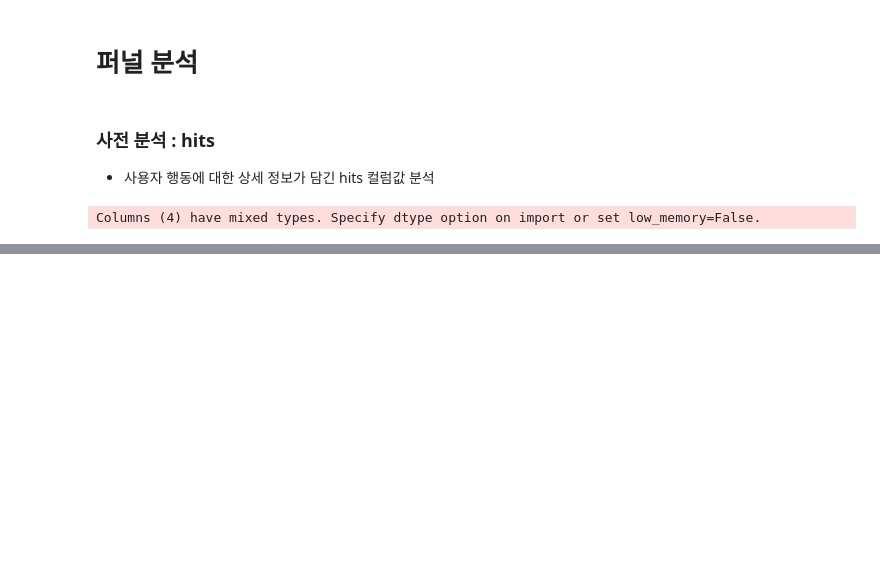
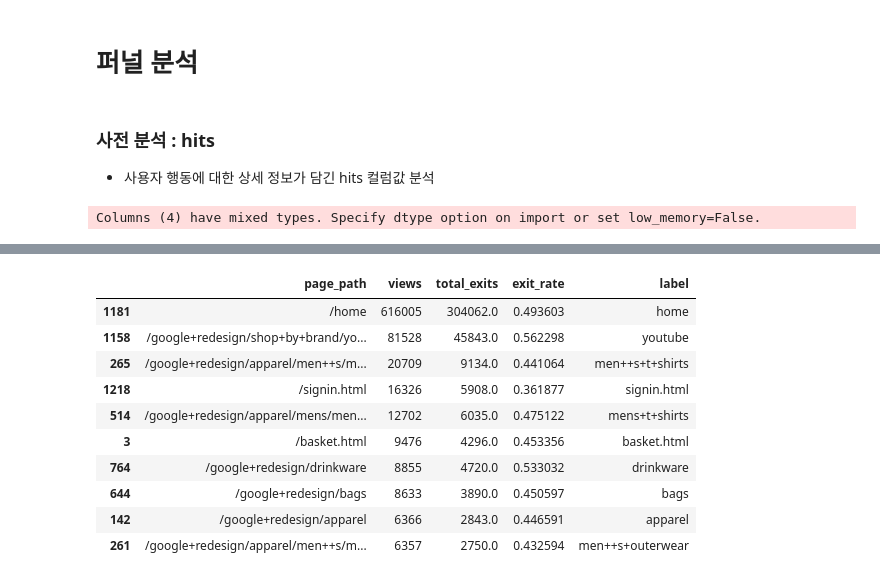
Before and after one commit to yeedacoding/eCommerce-User-Behavior-Analytics, a Jupyter notebook: funnel_analysis.ipynb, the cells around one changed output, grey strips where cells are left out. Saved outputs shown, nothing was run; the diff lists cells and outputs as text; code cells hidden in the pictures; blank space fills up the shorter version.

```diff
--- a/funnel_analysis.ipynb
+++ b/funnel_analysis.ipynb
@@ -124,0 +203,45 @@ df_result
+# %%
+exit_df = sample_df.copy()
+
+# 딕셔너리에서 필요한 값 추출
+def get_page_path(x):
+    if isinstance(x, dict) and x.get("type") == "PAGE":  # hitNumber 조건 제외
+        page = x.get("page")  # "page" 키가 있는지 확인
+        if isinstance(page, dict) and "pagePath" in page:  # "page"가 딕셔너리이고 "pagePath"가 존재하는지 확인
+            return page["pagePath"]  # "pagePath" 값 반환
+    return None  # 조건에 맞지 않으면 None 반환
+
+exit_df["page_path"] = exit_df["hits"].apply(get_page_path)
+exit_df["totals.bounces"] = exit_df["totals.bounces"].astype(float)
+
+# NaN 필터링
+df_filtered = exit_df[exit_df["page_path"].notna()][["page_path", "totals.bounces"]]
+
+# GROUP BY (페이지별 방문 수 & 이탈률 계산)
+exit_result_df = df_filtered.groupby("page_path").agg(
+    views=("page_path", "count"),               # 총 방문 횟수
+    total_exits=("totals.bounces", "sum")       # 총 종료 횟수
+).reset_index()
+
+# 이탈률 계산
+exit_result_df["exit_rate"] = exit_result_df["total_exits"] / exit_result_df["views"]
+
+# page_path label 지정
+exit_result_df['label'] = exit_result_df['page_path'].apply(lambda x : x.split('/')[-1])
+
+# 정렬 및 상위 10개 출력
+exit_result_df = exit_result_df.sort_values("views", ascending=False).head(10)
+
+exit_result_df
+# %% [output]
+|  | page_path | views | total_exits | exit_rate | label |
+| 1181 | /home | 616005 | 304062.0 | 0.493603 | home |
+| 1158 | /google+redesign/shop+by+brand/yo... | 81528 | 45843.0 | 0.562298 | youtube |
+| 265 | /google+redesign/apparel/men++s/m... | 20709 | 9134.0 | 0.441064 | men++s+t+shirts |
+| 1218 | /signin.html | 16326 | 5908.0 | 0.361877 | signin.html |
+| 514 | /google+redesign/apparel/mens/men... | 12702 | 6035.0 | 0.475122 | mens+t+shirts |
+| 3 | /basket.html | 9476 | 4296.0 | 0.453356 | basket.html |
+| 764 | /google+redesign/drinkware | 8855 | 4720.0 | 0.533032 | drinkware |
+| 644 | /google+redesign/bags | 8633 | 3890.0 | 0.450597 | bags |
+| 142 | /google+redesign/apparel | 6366 | 2843.0 | 0.446591 | apparel |
+| 261 | /google+redesign/apparel/men++s/m... | 6357 | 2750.0 | 0.432594 | men++s+outerwear |
```
Also changed, not shown: parts of 23 cells of this notebook.
